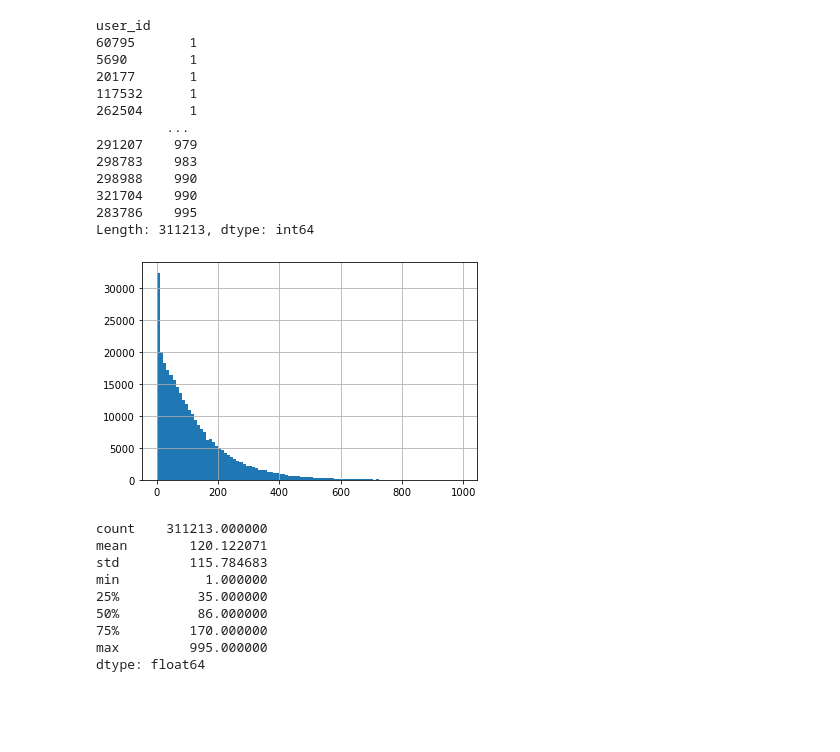
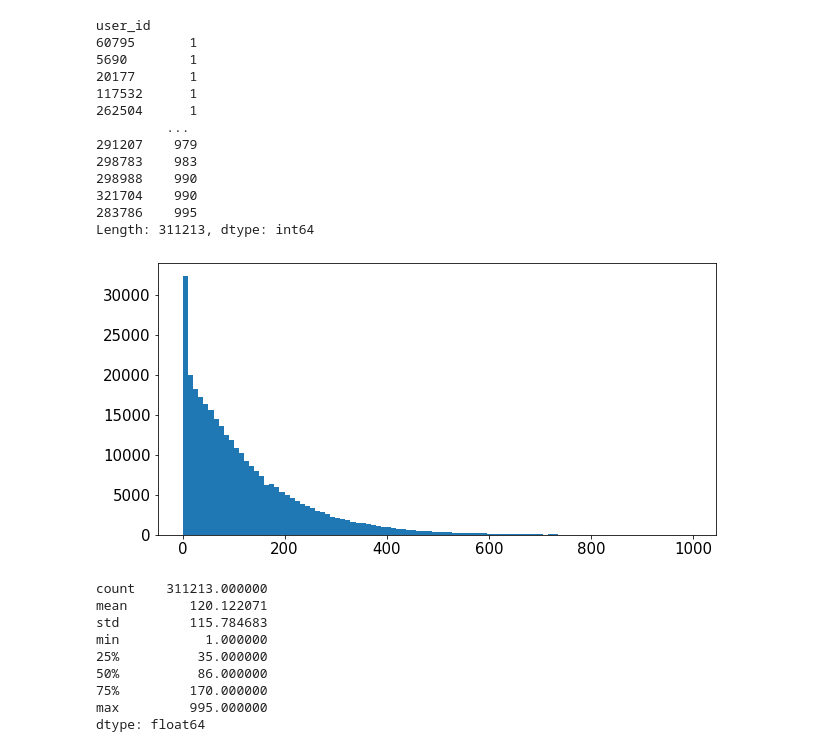
Before and after one commit to edgarg429/Anime_recommendation, a Jupyter notebook: Anime_Recommendation_Project.ipynb, the cells around one changed output. Saved outputs shown, nothing was run; the diff lists cells and outputs as text; code cells hidden in the pictures; blank space fills up the shorter version.

```diff
--- a/Anime_Recommendation_Project.ipynb
+++ b/Anime_Recommendation_Project.ipynb
@@ -371,9 +373,9 @@ user_id
 Length: 311213, dtype: int64
 # %%
 #graph showing the number of titles each user had rated
-anime_id_1000_anime.groupby('user_id').size().sort_values().hist(bins=100);
+anime_id_1000_anime.groupby('user_id').size().sort_values().hist(bins=100, figsize=(10,5), grid=False, xlabelsize=15, ylabelsize=15);
 # %% [output]
-[figure, old version]
+[figure, new version]
 # %%
 anime_id_1000_anime.groupby('user_id').size().describe()
 # %% [output]
```
Also changed, not shown: parts of 35 cells of this notebook, 5 other files.
